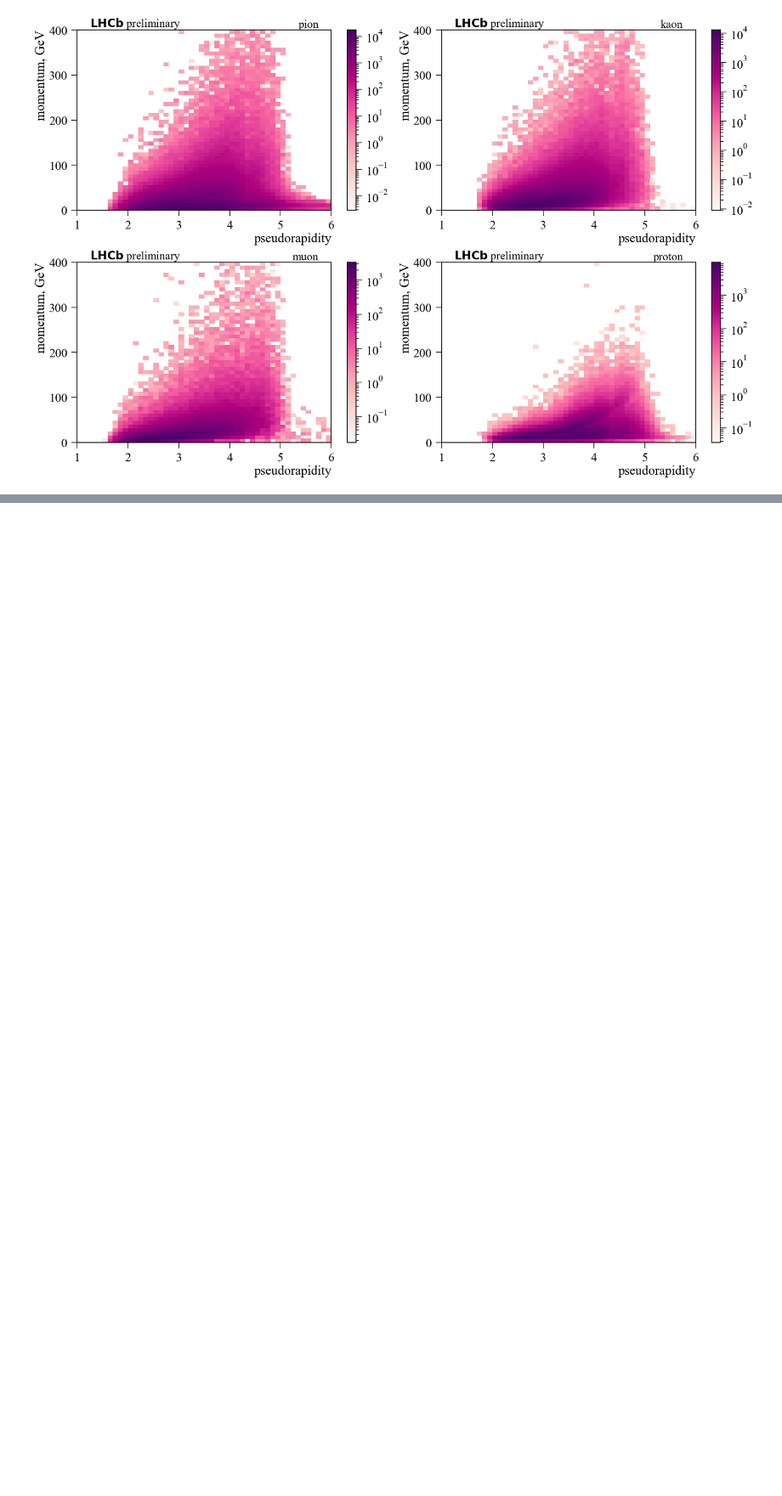
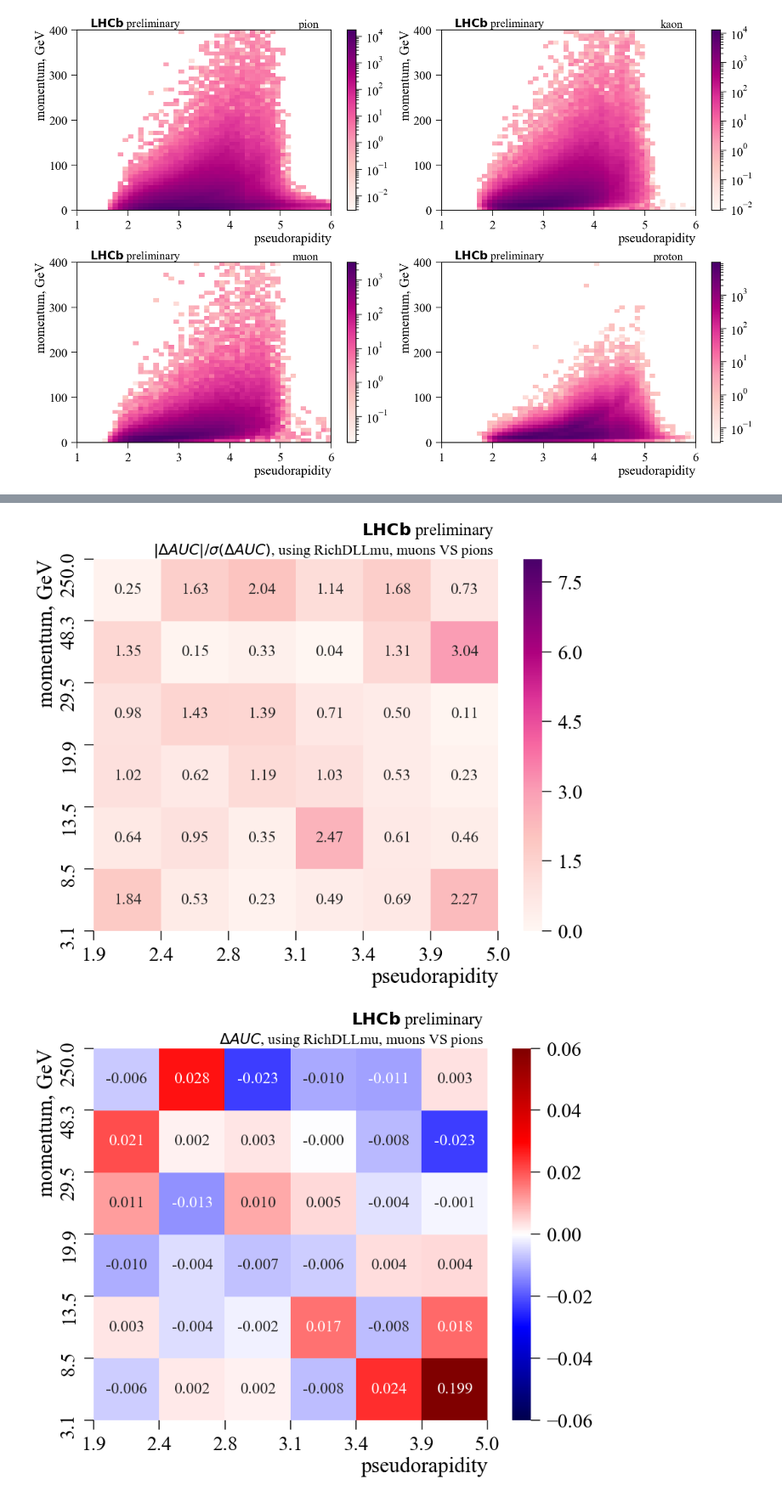
Before and after one commit to SiLiKhon/RichGANatACAT2019, a Jupyter notebook: MakePlots.ipynb, the cells around one changed output, grey strips where cells are left out. Shown at 85% size. Cells and saved outputs as stored; diff of their text form; code cells hidden in the pictures; blank space fills up the shorter version.

```diff
--- a/MakePlots.ipynb
+++ b/MakePlots.ipynb
@@ -532,7 +544,9 @@ def plot_delta_auc_heatmap(
             variable,
             bin_cols,
             nbins, title, n_bootstrap=20,
-            relative=True
+            relative=True,
+            vmin=None,
+            vmax=None
         ):
     if not relative:
         n_bootstrap = 1
@@ -540,18 +554,10 @@ def plot_delta_auc_heatmap(
     aucs_real, aucs_gen, delta_auc_error, bins_dict = get_aucs_in_bins(
         particles, signal_particle, variable, bin_cols, nbins, n_bootstrap=n_bootstrap
     )
+    diff = aucs_gen - aucs_real
 
-    vmin, vmax = None, None
-    diff = aucs_gen - aucs_real
     if relative:
         diff = abs(diff) / delta_auc_error
-    else:
-        flat = diff.flatten()
-        vmin, vmax = get_percentile_range(flat, np.ones_like(flat), 0.05, 1)
-        vrange = vmax - vmin
-        assert vrange > 0
-        vmax += 0.1 * vrange
-        vmin -= 0.1 * vrange
 
     l, r = diff.min(), diff.max()
     ticks = [0.0001, 0.001, 0.01, 0.1]
@@ -637,0 +616,24 @@ plot_delta_auc(signal_particle='muon',
+# %%
+vmin_rel = 0
+vmax_rel = 8
+vmin_abs = -0.06
+vmax_abs =  0.06
+
+plot_delta_auc(signal_particle='muon',
+               variable='RichDLLmu', n_bootstrap=200, vmin=vmin_rel, vmax=vmax_rel)
+
+plot_delta_auc(signal_particle='muon',
+               variable='RichDLLmu', relative=False, vmin=vmin_abs,  vmax=vmax_abs)
+
+plot_delta_auc(signal_particle='kaon',
+               variable='RichDLLk', n_bootstrap=200, vmin=vmin_rel, vmax=vmax_rel)
+
+plot_delta_auc(signal_particle='kaon',
+               variable='RichDLLk', relative=False, vmin=vmin_abs,  vmax=vmax_abs)
+
+plot_delta_auc(signal_particle='proton',
+               variable='RichDLLp', n_bootstrap=200, vmin=vmin_rel, vmax=vmax_rel)
+
+plot_delta_auc(signal_particle='proton',
+               variable='RichDLLp', relative=False, vmin=vmin_abs,  vmax=vmax_abs)
+# %% [output]
@@ -637,0 +646,2 @@ plot_delta_auc(signal_particle='muon',
+[figure, added]
+[figure, added]
```
Also changed, not shown: parts of 9 cells of this notebook.
